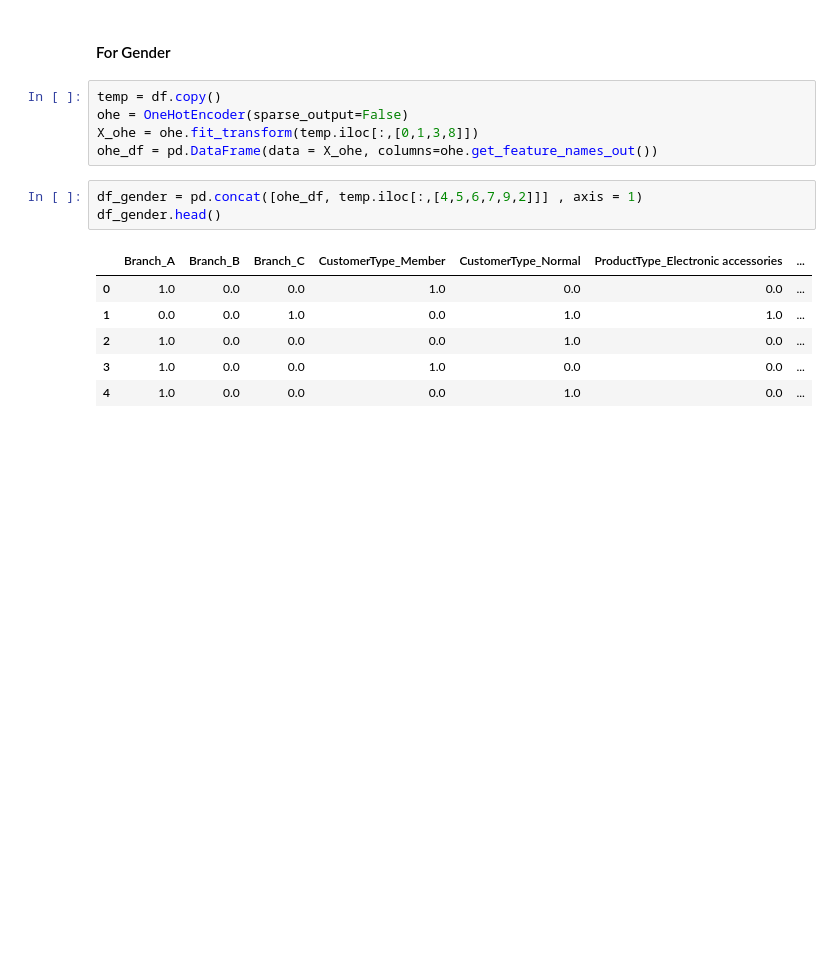
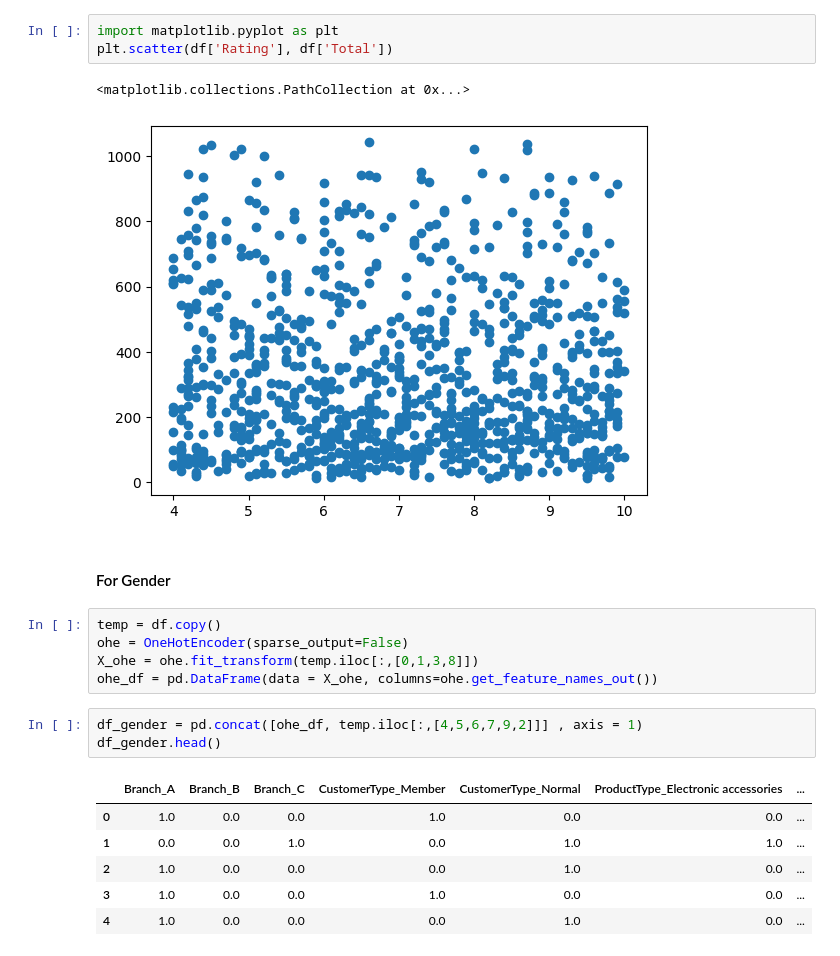
Before and after one commit to waitasecant/CMI-HW, a Jupyter notebook: DMML/Assignment 1/task2.ipynb, the cells around one changed output. Drawn from its saved outputs; the diff is of its cells as text; blank space fills up the shorter version.

```diff
--- a/DMML/Assignment 1/task2.ipynb
+++ b/DMML/Assignment 1/task2.ipynb
@@ -42,3 +67,9 @@ df.head()
+# %%
+import matplotlib.pyplot as plt
+plt.scatter(df['Rating'], df['Total'])
+# %% [output]
+<matplotlib.collections.PathCollection at 0x...>
+[figure, added]
 # %% [markdown]
 #### For Gender
 # %%
```
Also changed, not shown: parts of 15 cells of this notebook, 2 other files.
